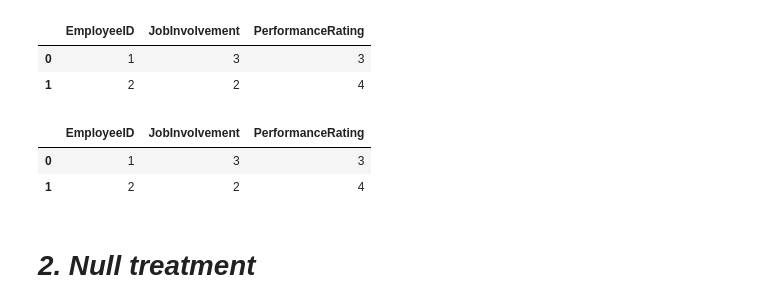
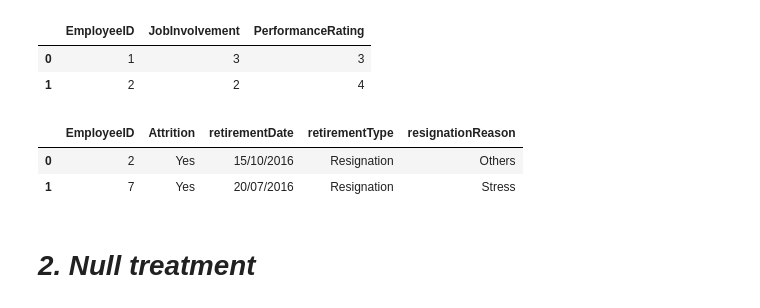
Before and after one commit to santiagogz11/HRProject, a Jupyter notebook: Preprocesamiento.ipynb, the cells around one changed output. Drawn from its saved outputs; the diff is of its cells as text; code cells hidden in the pictures.

```diff
--- a/Preprocesamiento.ipynb
+++ b/Preprocesamiento.ipynb
@@ -49,11 +49,11 @@ df_manager_survey.sort_values(by=['EmployeeID'],ascending=1).head(2)
 | 0 | 1 | 3 | 3 |
 | 1 | 2 | 2 | 4 |
 # %%
-df_manager_survey.sort_values(by=['EmployeeID'],ascending=1).head(2)
+df_retirement.sort_values(by=['EmployeeID'],ascending=1).head(2)
 # %% [output]
-|  | EmployeeID | JobInvolvement | PerformanceRating |
-| 0 | 1 | 3 | 3 |
-| 1 | 2 | 2 | 4 |
+|  | EmployeeID | Attrition | retirementDate | retirementType | resignationReason |
+| 0 | 2 | Yes | 15/10/2016 | Resignation | Others |
+| 1 | 7 | Yes | 20/07/2016 | Resignation | Stress |
 # %% [markdown]
 # ***2. Null treatment***
 # %%
```
Also changed, not shown: parts of 5 cells of this notebook, 2 other files.
